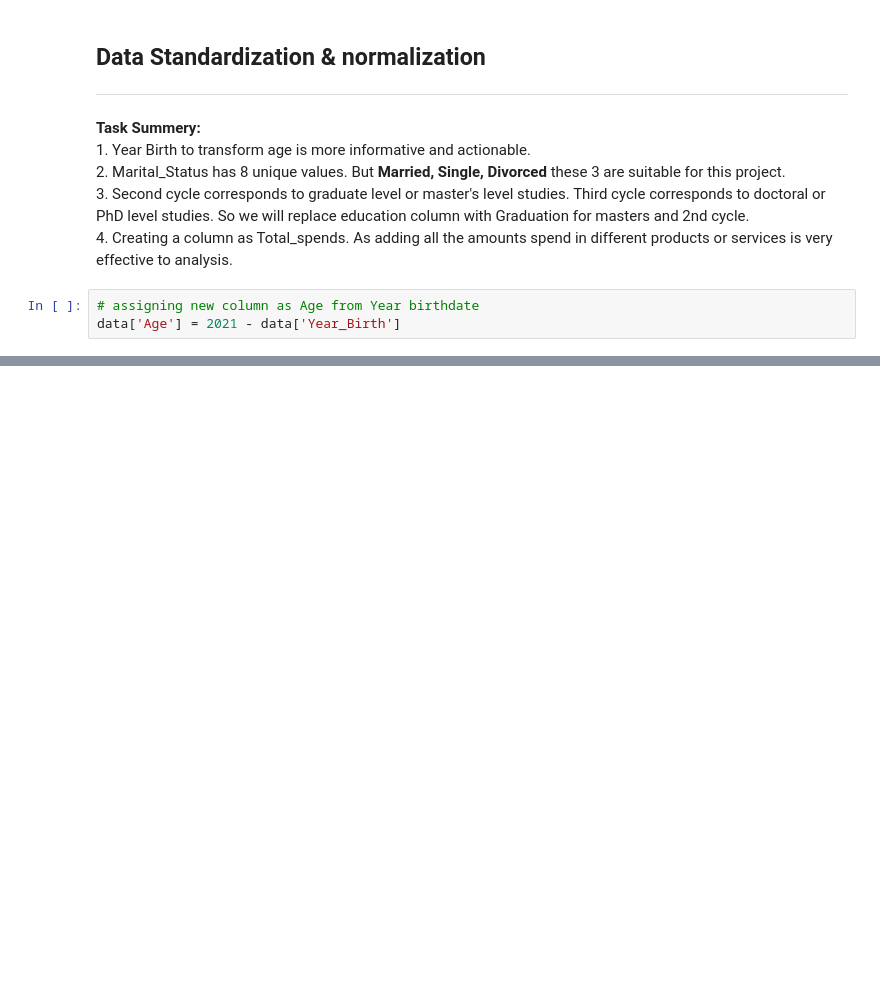
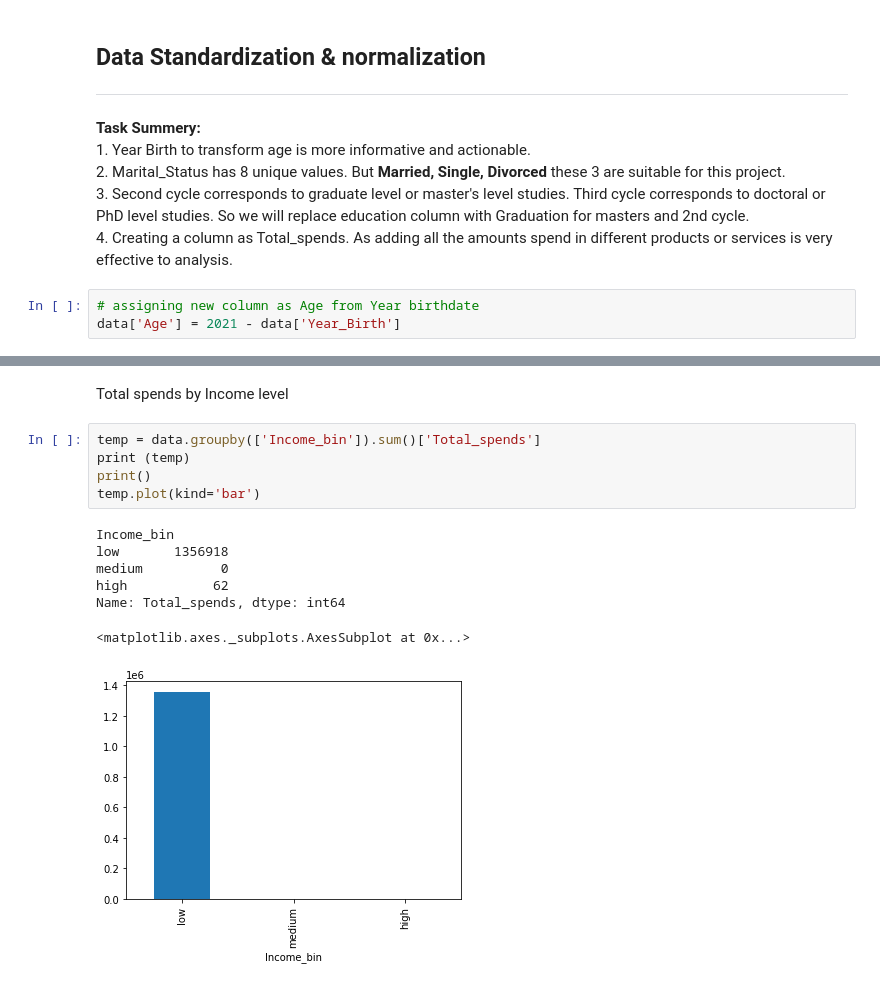
Before and after one commit to mdimran1/portfolio, a Jupyter notebook: Customer-segment-prediction/analysis.ipynb, the cells around one changed output, grey strips where cells are left out. Cells and saved outputs as stored; diff of their text form; blank space fills up the shorter version.

```diff
--- a/Customer-segment-prediction/analysis.ipynb
+++ b/Customer-segment-prediction/analysis.ipynb
@@ -351,0 +372,15 @@ data.loc[:,'MntWines':'Total_spends']
+# %% [markdown]
+Total spends by Income level
+# %%
+temp = data.groupby(['Income_bin']).sum()['Total_spends']
+print (temp)
+print()
+temp.plot(kind='bar')
+# %% [output]
+Income_bin
+low       1356918
+medium          0
+high           62
+Name: Total_spends, dtype: int64
+<matplotlib.axes._subplots.AxesSubplot at 0x...>
+[figure, added]
```
Also changed, not shown: parts of 26 cells of this notebook.
